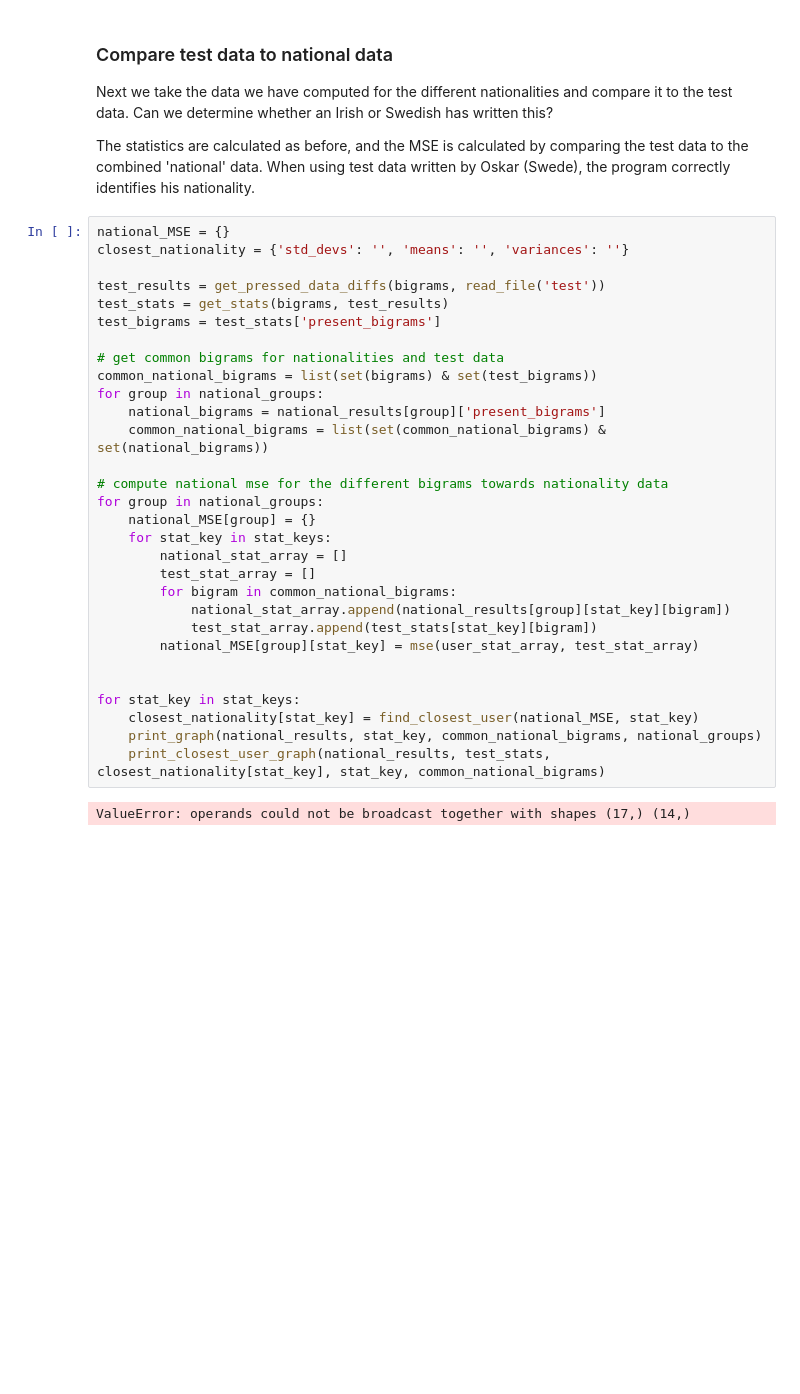
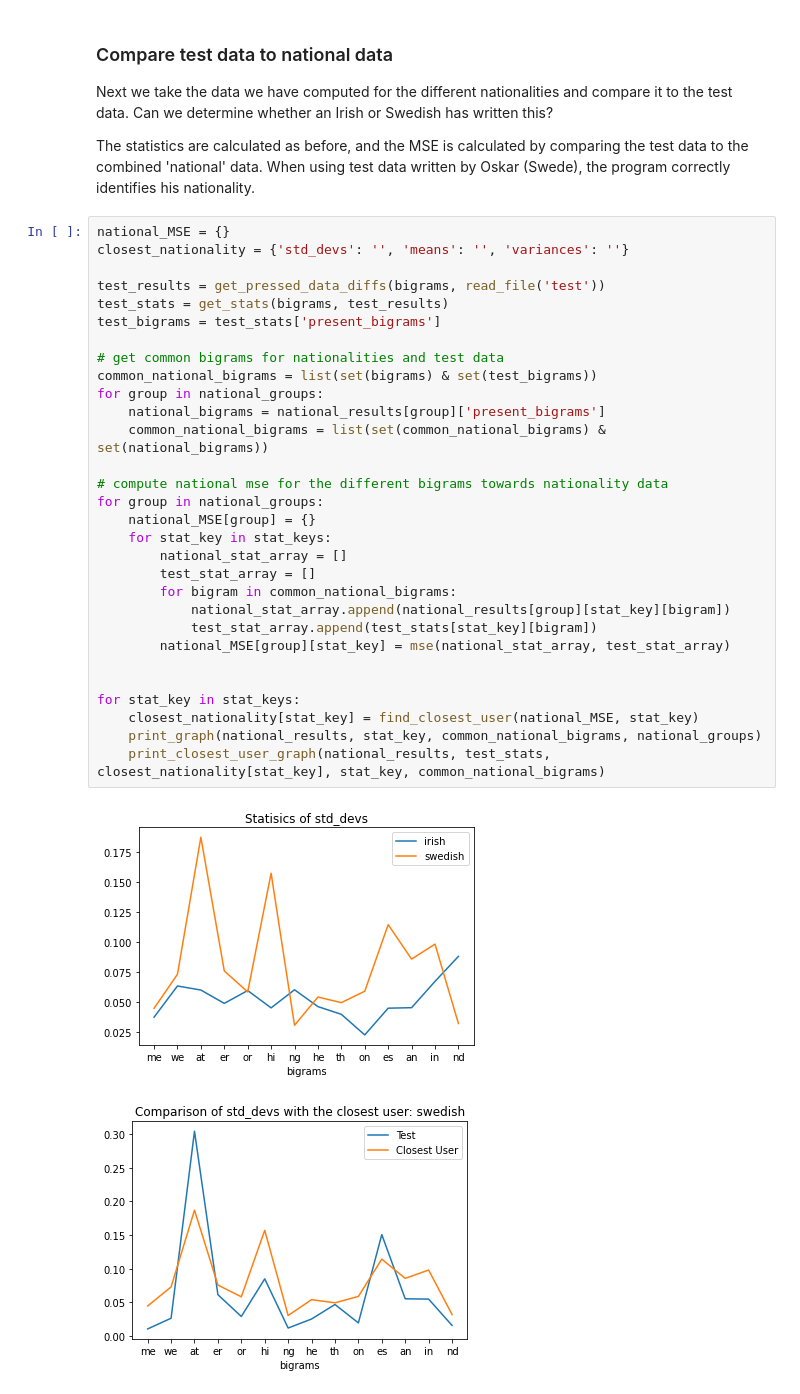
Before and after one commit to igoea20/keystrokeLogger, a Jupyter notebook: runner.ipynb, the cells around one changed output. Drawn from its saved outputs; the diff is of its cells as text; blank space fills up the shorter version.

```diff
--- a/runner.ipynb
+++ b/runner.ipynb
@@ -111,32 +125,33 @@ The statistics are calculated as before, and the MSE is calculated by comparing
 # %%
 national_MSE = {}
 closest_nationality = {'std_devs': '', 'means': '', 'variances': ''}
 
 test_results = get_pressed_data_diffs(bigrams, read_file('test'))
 test_stats = get_stats(bigrams, test_results)
 test_bigrams = test_stats['present_bigrams']
 
 # get common bigrams for nationalities and test data
 common_national_bigrams = list(set(bigrams) & set(test_bigrams))
 for group in national_groups:
 	national_bigrams = national_results[group]['present_bigrams']
 	common_national_bigrams = list(set(common_national_bigrams) & set(national_bigrams))
 
 # compute national mse for the different bigrams towards nationality data
 for group in national_groups:
 	national_MSE[group] = {}
 	for stat_key in stat_keys:
 		national_stat_array = []
 		test_stat_array = []
 		for bigram in common_national_bigrams:
 			national_stat_array.append(national_results[group][stat_key][bigram])
 			test_stat_array.append(test_stats[stat_key][bigram])
-		national_MSE[group][stat_key] = mse(user_stat_array, test_stat_array)
+		national_MSE[group][stat_key] = mse(national_stat_array, test_stat_array)
 
 
 for stat_key in stat_keys:
 	closest_nationality[stat_key] = find_closest_user(national_MSE, stat_key)
 	print_graph(national_results, stat_key, common_national_bigrams, national_groups)
 	print_closest_user_graph(national_results, test_stats, closest_nationality[stat_key], stat_key, common_national_bigrams)
 # %% [output]
-ValueError: operands could not be broadcast together with shapes (17,) (14,)
+[figure, added]
+[figure, added]
```
Also changed, not shown: parts of 3 cells of this notebook.
